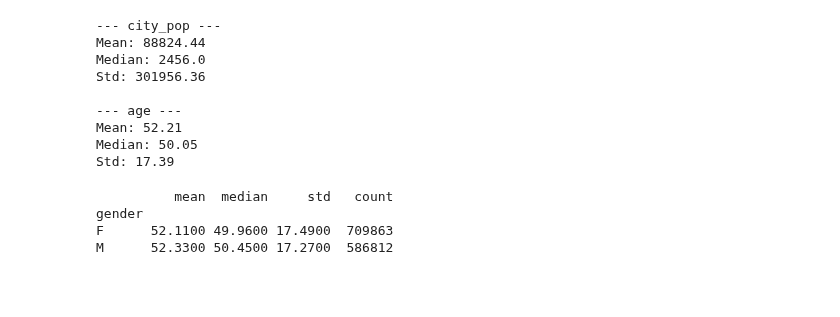
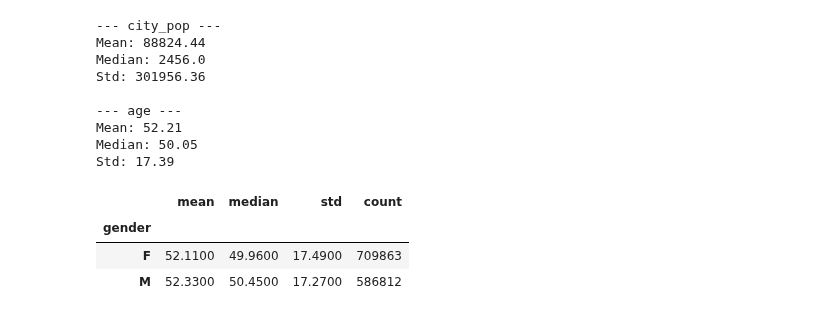
Before and after one commit to philethaler/Statistik-Datenbank, a Jupyter notebook: Analyse_2.ipynb, the cells around one changed output. Cells and saved outputs as stored; diff of their text form; code cells hidden in the pictures; blank space fills up the shorter version.

```diff
--- a/Analyse_2.ipynb
+++ b/Analyse_2.ipynb
@@ -238,9 +238,9 @@ Mean: 52.21
 Median: 50.05
 Std: 17.39
 # %%
-print(ds.groupby("gender")["age"].agg(["mean", "median", "std", "count"]).round(2))
+display(ds.groupby("gender")["age"].agg(["mean", "median", "std", "count"]).round(2))
 # %% [output]
-          mean  median     std   count
-gender
-F      52.1100 49.9600 17.4900  709863
-M      52.3300 50.4500 17.2700  586812
+|  | mean | median | std | count |
+| gender |  |  |  |  |
+| F | 52.1100 | 49.9600 | 17.4900 | 709863 |
+| M | 52.3300 | 50.4500 | 17.2700 | 586812 |
```
Also changed, not shown: parts of 6 cells of this notebook, 1 other file.
